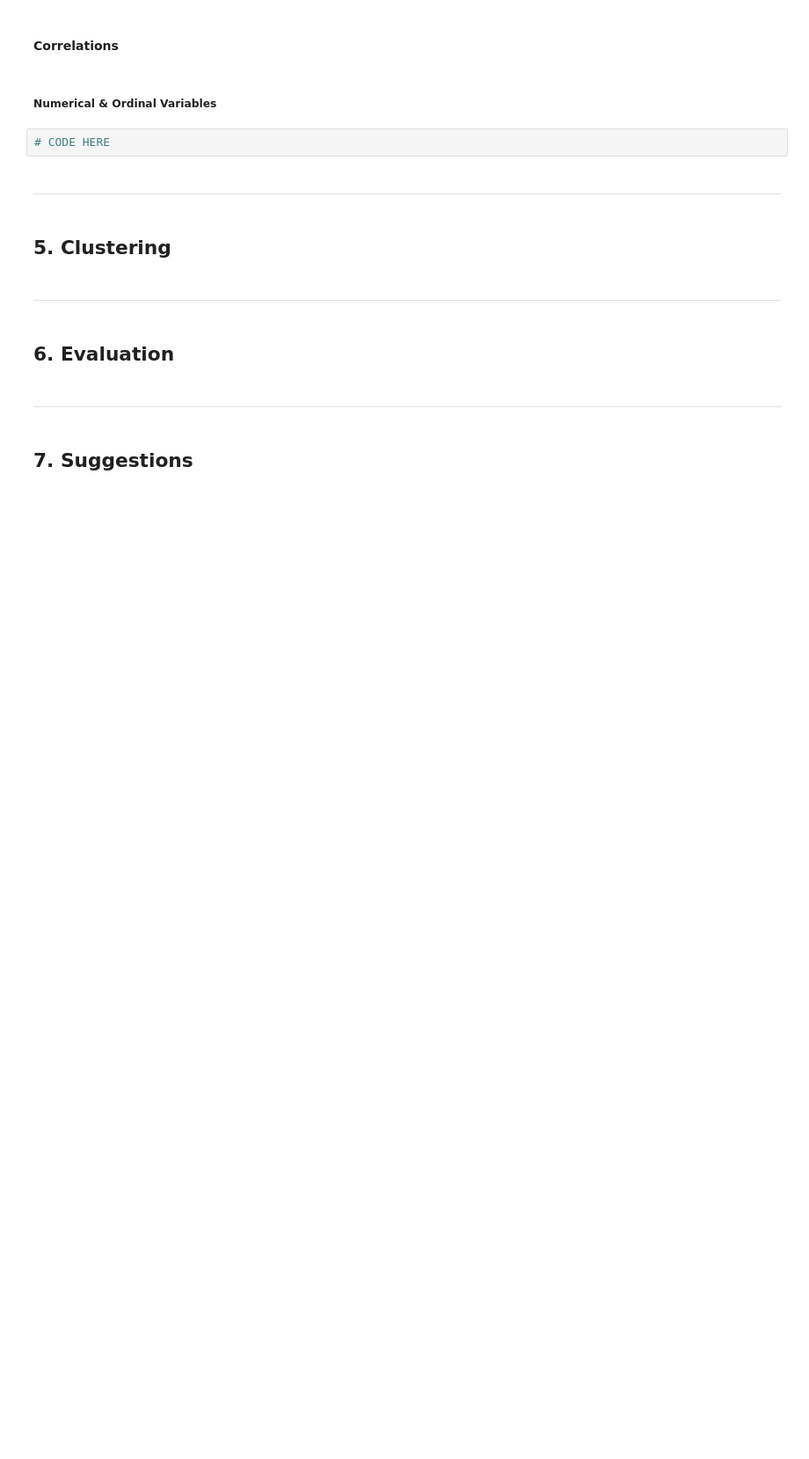
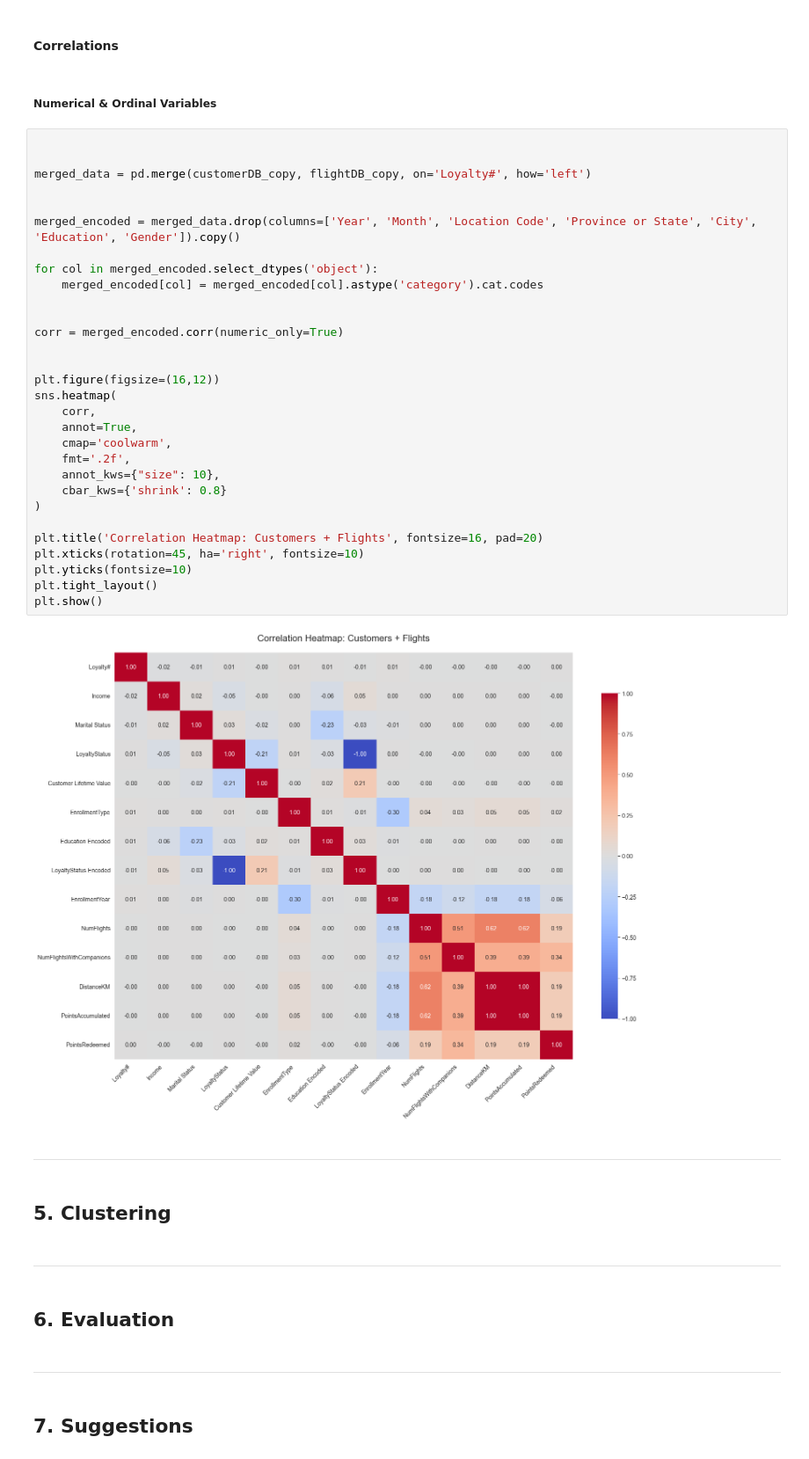
Before and after one commit to lCarvas/data-mining, a Jupyter notebook: src/Group94_EDA_Code.ipynb, the cells around one changed output. Shown at 88% size. Drawn from its saved outputs; the diff is of its cells as text; blank space fills up the shorter version.

```diff
--- a/src/Group94_EDA_Code.ipynb
+++ b/src/Group94_EDA_Code.ipynb
@@ -808,7 +926,37 @@ plt.show()
 # %% [markdown]
 ##### Numerical & Ordinal Variables
 # %%
-# CODE HERE
+
+
+merged_data = pd.merge(customerDB_copy, flightDB_copy, on='Loyalty#', how='left')
+
+
+merged_encoded = merged_data.drop(columns=['Year', 'Month', 'Location Code', 'Province or State', 'City', 'Education', 'Gender']).copy()
+
+for col in merged_encoded.select_dtypes('object'):
+    merged_encoded[col] = merged_encoded[col].astype('category').cat.codes
+
+
+corr = merged_encoded.corr(numeric_only=True)
+
+
+plt.figure(figsize=(16,12))
+sns.heatmap(
+    corr,
+    annot=True,
+    cmap='coolwarm',
+    fmt='.2f',
+    annot_kws={"size": 10},
+    cbar_kws={'shrink': 0.8}
+)
+
+plt.title('Correlation Heatmap: Customers + Flights', fontsize=16, pad=20)
+plt.xticks(rotation=45, ha='right', fontsize=10)
+plt.yticks(fontsize=10)
+plt.tight_layout()
+plt.show()
+# %% [output]
+[figure, added]
 # %% [markdown]
 #
 ***
```
Also changed, not shown: parts of 7 cells of this notebook.
